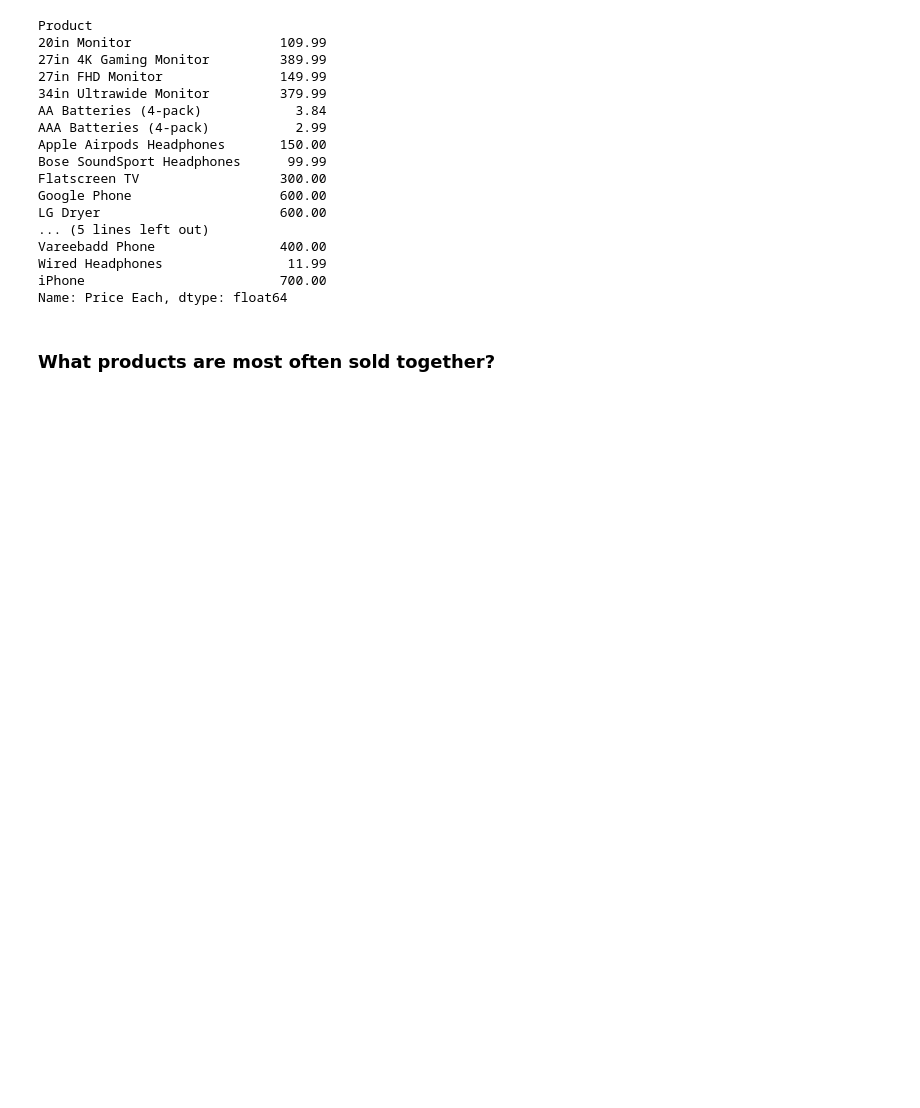
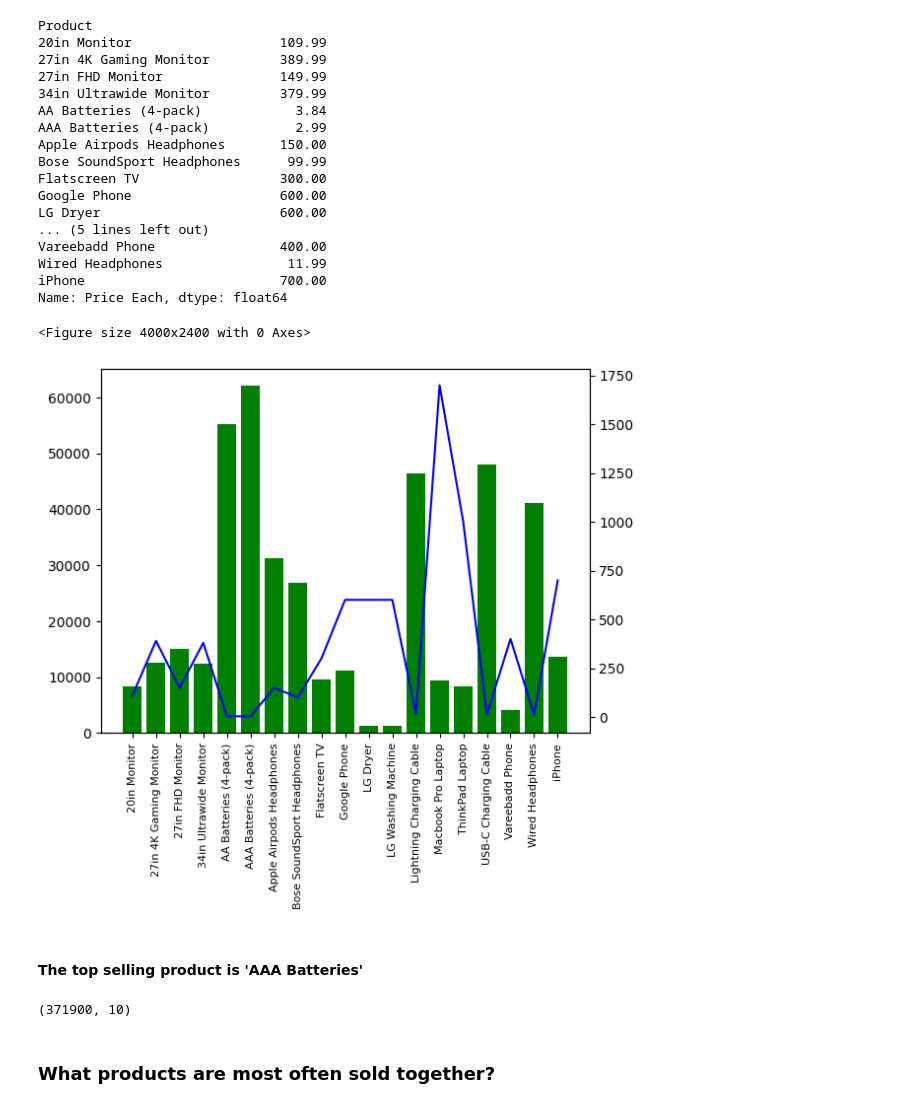
Before and after one commit to PraveenRepswal/Intermediate-Data-Analysis-projects, a Jupyter notebook: Data Analysis Projects (Beginner to intermediate)/FestivalAnalysis.ipynb, the cells around one changed output. Cells and saved outputs as stored; diff of their text form; code cells hidden in the pictures; blank space fills up the shorter version.

```diff
--- a/Data Analysis Projects (Beginner to intermediate)/FestivalAnalysis.ipynb
+++ b/Data Analysis Projects (Beginner to intermediate)/FestivalAnalysis.ipynb
@@ -242,5 +242,26 @@ Name: Price Each, dtype: float64
 products=all_data.groupby('Product')['Quantity Ordered'].sum().index
 quantity=all_data.groupby('Product')['Quantity Ordered'].sum()
 prices=all_data.groupby('Product')['Price Each'].mean()
+# %%
+plt.figure(figsize=(40, 24))
+fig, ax1 = plt.subplots()
+
+ax2 = ax1.twinx()
+ax1.bar(products, quantity, color='g')
+ax2.plot(products, prices, 'b-')
+# Set the tick positions and labels
+ax1.set_xticks(range(len(products)))
+ax1.set_xticklabels(products, rotation='vertical', size=8)
+
+plt.show()
+# %% [output]
+<Figure size 4000x2400 with 0 Axes>
+[figure, added]
+# %% [markdown]
+#### The top selling product is 'AAA Batteries'
+# %%
+all_data.shape
+# %% [output]
+(371900, 10)
 # %% [markdown]
 ### What products are most often sold together?
```
Also changed, not shown: parts of 11 cells of this notebook.
